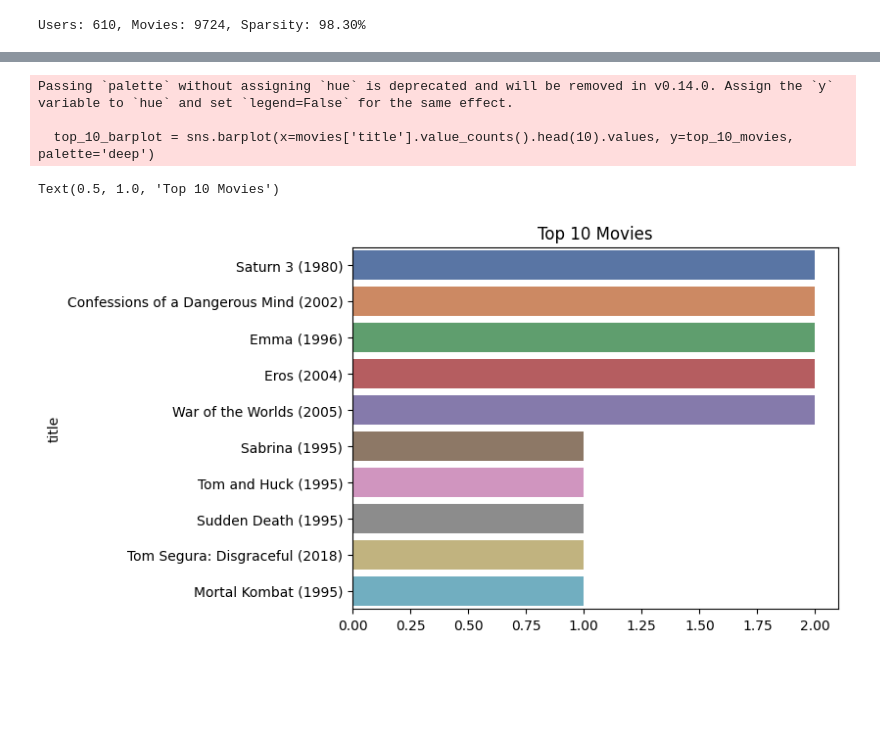
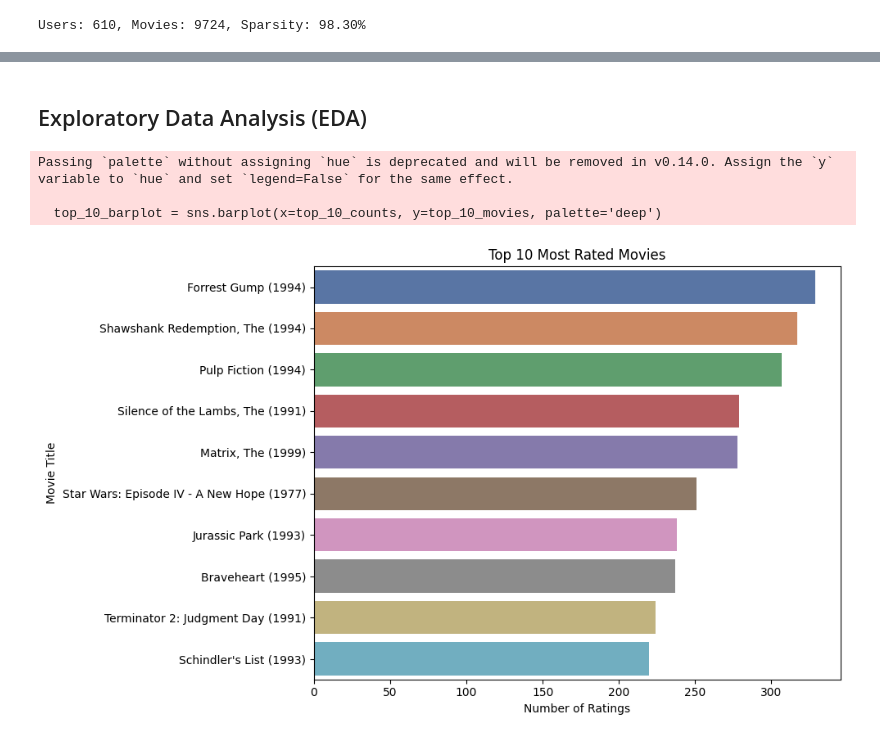
Before and after one commit to Deelaw15/Movie-Recommendation-System, a Jupyter notebook: Data Pre-processing.ipynb, the cells around one changed output, grey strips where cells are left out. Drawn from its saved outputs; the diff is of its cells as text; code cells hidden in the pictures; blank space fills up the shorter version.

```diff
--- a/Data Pre-processing.ipynb
+++ b/Data Pre-processing.ipynb
@@ -170,6 +177,14 @@ Horror                   167
 Horror|Thriller          135
 Name: count, dtype: int64
 # %%
-top_10_movies = movies['title'].value_counts().head(10).index
+# checking the top 10 most rated movies (by number of ratings)
+# compute counts per movieId from the ratings dataset
+ratings_per_movie = rating['movieId'].value_counts()
+# take the top 10 movieIds
+top_10_movie_ids = ratings_per_movie.head(10).index
+# map movieId to title using the movies dataframe
+id_to_title = movies.set_index('movieId')['title']
+# create a list of titles for the top 10 movieIds
+top_10_movies = [id_to_title.get(mid, str(mid)) for mid in top_10_movie_ids]
 top_10_movies
 # %% [output]
@@ -210,13 +241,23 @@ Users: 610, Movies: 9724, Sparsity: 98.30%
 # %%
 import seaborn as sns
 import matplotlib.pyplot as plt
+# %% [markdown]
+## Exploratory Data Analysis (EDA)
 # %%
-top_10_barplot = sns.barplot(x=movies['title'].value_counts().head(10).values, y=top_10_movies, palette='deep')
-top_10_barplot.set_title('Top 10 Movies')
+# Visualizing the top 10 most rated movies
+plt.figure(figsize=(10, 6))
+# use the counts computed from the ratings dataframe
+top_10_counts = rating['movieId'].value_counts().head(10).values
+# top_10_movies was created in the previous cell as a list of titles
+top_10_barplot = sns.barplot(x=top_10_counts, y=top_10_movies, palette='deep')
+top_10_barplot.set_title('Top 10 Most Rated Movies')
+top_10_barplot.set_xlabel('Number of Ratings')
+top_10_barplot.set_ylabel('Movie Title')
+plt.tight_layout()
+plt.show()
 # %% [output]
 Passing `palette` without assigning `hue` is deprecated and will be removed in v0.14.0. Assign the `y` variable to `hue` and set `legend=False` for the same effect.
 
-  top_10_barplot = sns.barplot(x=movies['title'].value_counts().head(10).values, y=top_10_movies, palette='deep')
+  top_10_barplot = sns.barplot(x=top_10_counts, y=top_10_movies, palette='deep')
-Text(0.5, 1.0, 'Top 10 Movies')
-[figure, old version]
+[figure, new version]
 # %%
```
Also changed, not shown: parts of 17 cells of this notebook.
